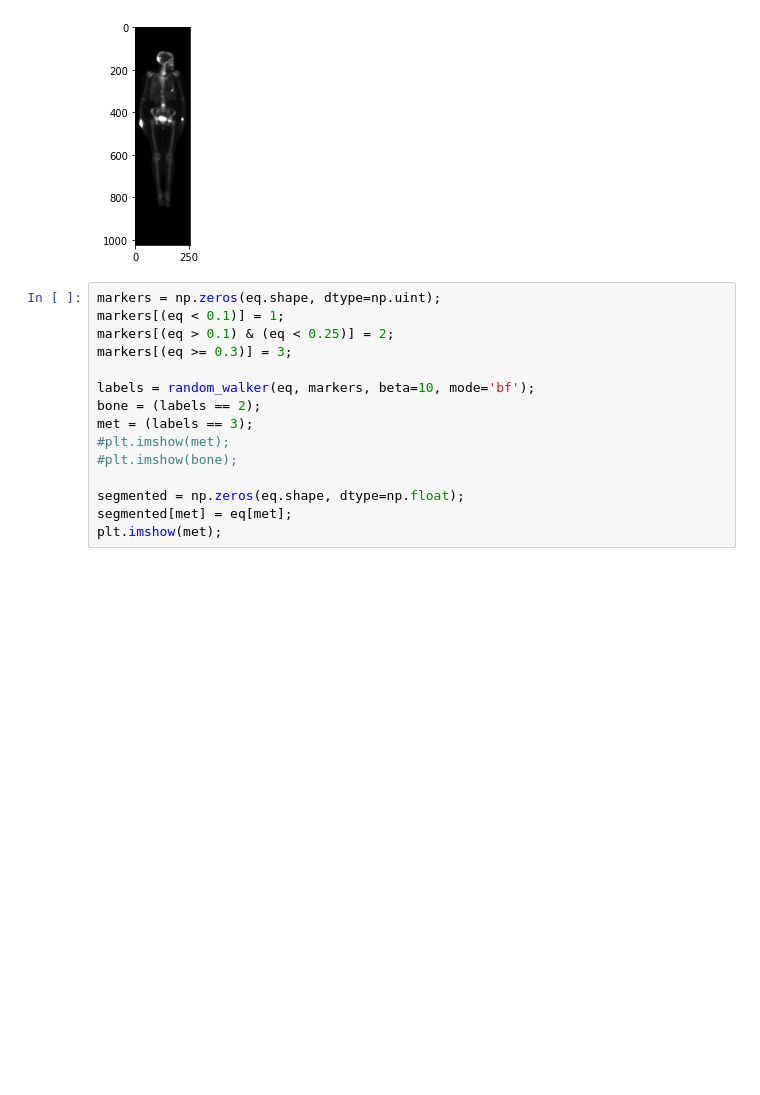
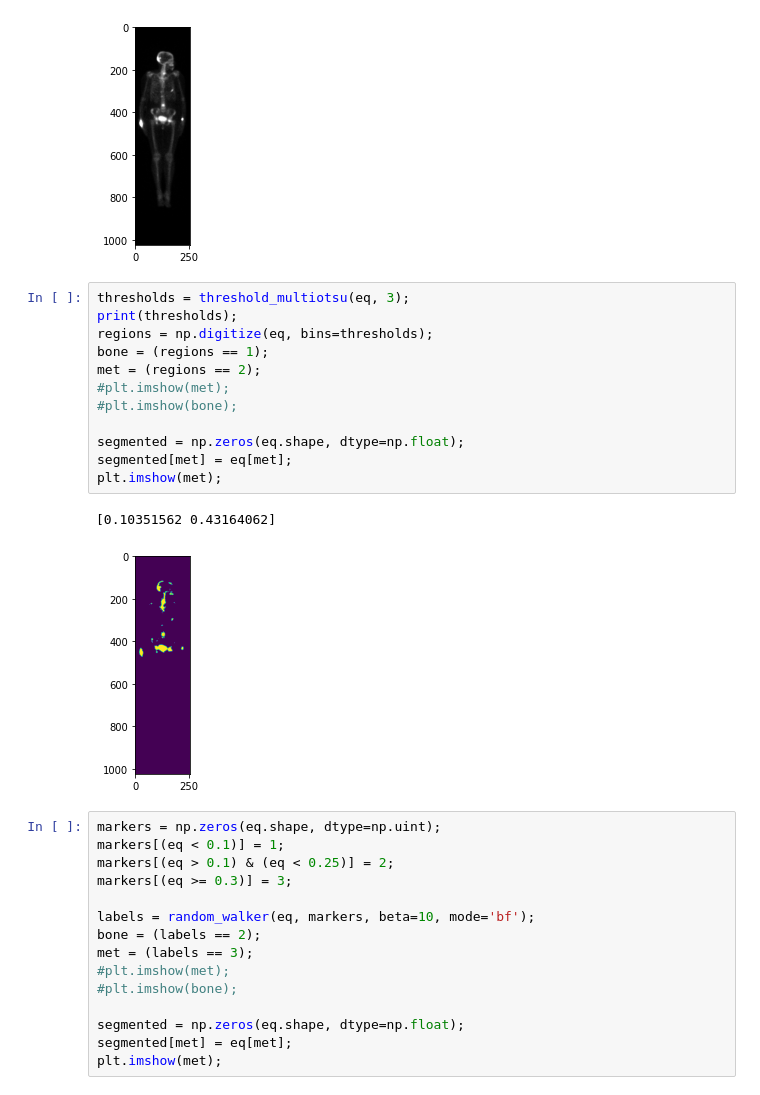
Before and after one commit to josemorista/bm-server, a Jupyter notebook: scripts/index.ipynb, the cells around one changed output. Saved outputs shown, nothing was run; the diff lists cells and outputs as text; blank space fills up the shorter version.

Commit message:
feat: added multiotsu treshold

```diff
--- a/scripts/index.ipynb
+++ b/scripts/index.ipynb
@@ -34,6 +34,21 @@ plt.hist(eq.flat, bins=30, range=(0, 0.6));
 plt.imshow(eq, cmap='gray');
 # %% [output]
 [figure]
+# %%
+thresholds = threshold_multiotsu(eq, 3);
+print(thresholds);
+regions = np.digitize(eq, bins=thresholds);
+bone = (regions == 1);
+met = (regions == 2);
+#plt.imshow(met);
+#plt.imshow(bone);
+
+segmented = np.zeros(eq.shape, dtype=np.float);
+segmented[met] = eq[met];
+plt.imshow(met);
+# %% [output]
+[0.10351562 0.43164062]
+[figure, added]
 # %%
 markers = np.zeros(eq.shape, dtype=np.uint);
 markers[(eq < 0.1)] = 1;
```
Also changed, not shown: parts of 2 cells of this notebook, 1 other file.
